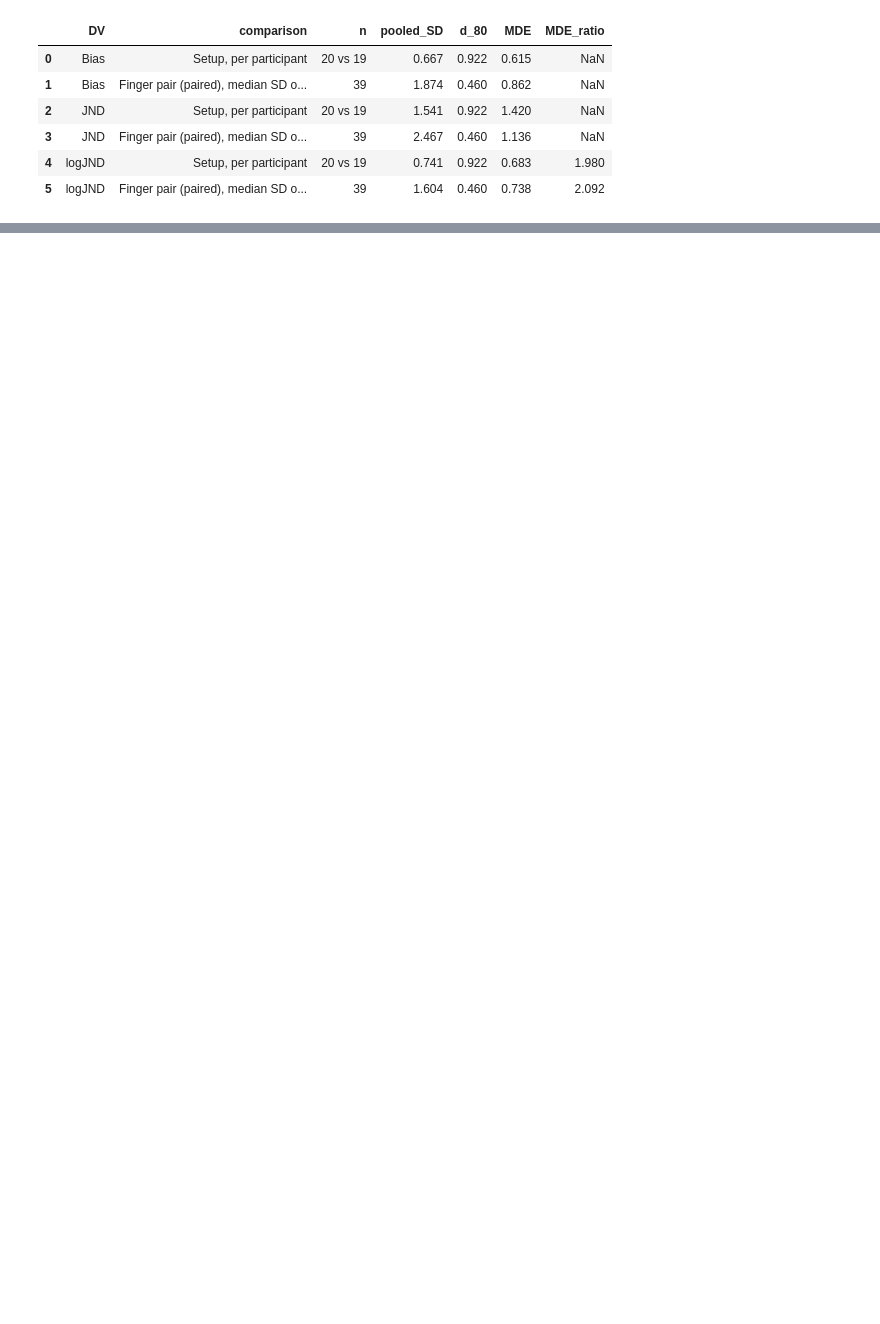
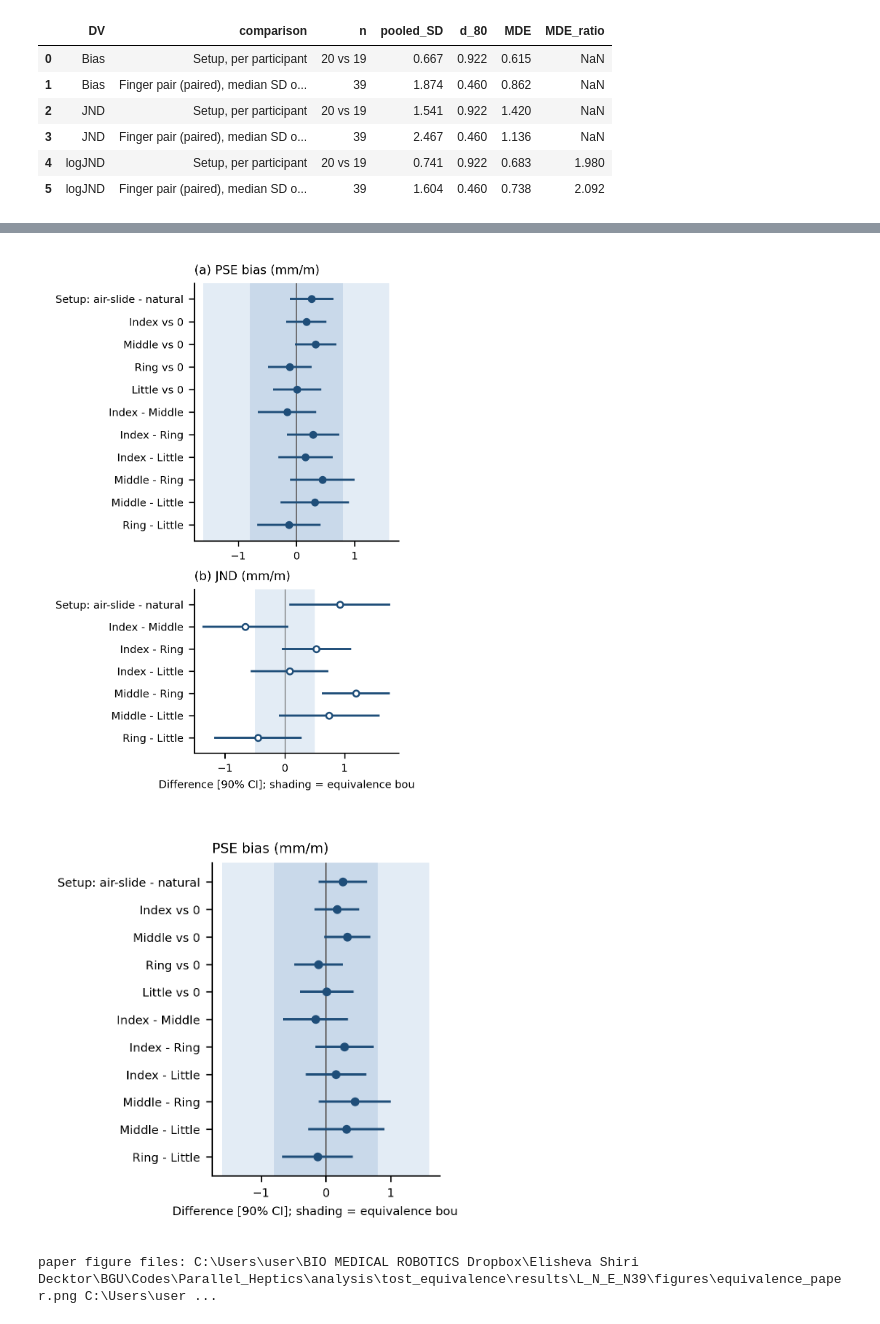
Before and after one commit to Elisheva-Shiri/Parallel_Heptics, a Jupyter notebook: analysis/tost_equivalence/TOST.ipynb, the cells around one changed output, grey strips where cells are left out. Saved outputs shown, nothing was run; the diff lists cells and outputs as text; code cells hidden in the pictures; blank space fills up the shorter version.

```diff
--- a/analysis/tost_equivalence/TOST.ipynb
+++ b/analysis/tost_equivalence/TOST.ipynb
@@ -135,7 +158,0 @@ display(setup[cols].round(3))
-# %%
-pairs = T.step3_finger_pairs(df)
-cols = ["DV", "bound", "pair", "n", "estimate", "ci90_lo", "ci90_hi", "p_tost", "p_tost_holm", "equivalent_holm", "p_nhst", "outcome"]
-display(pairs[cols].round(3))
-verdict = T.finger_factor_verdict(pairs)
-print("Finger factor verdict (all six pairs must pass after Holm):")
-display(verdict.round(3))
@@ -166,3 +158,0 @@ Finger factor verdict (all six pairs must pass after Holm):
-# %%
-zero = T.step3_bias_vs_zero(df)
-display(zero[["bound", "finger", "n", "estimate", "ci90_lo", "ci90_hi", "p_tost", "p_tost_pingouin", "equivalent", "outcome"]].round(3))
@@ -191,0 +159,12 @@ BF01 > 3 = moderate, > 10 = strong evidence for the null; BF01 < 1/3 favours an
+# %%
+setup = T.step3_setup(df); pairs = T.step3_finger_pairs(df); zero = T.step3_bias_vs_zero(df)
+verdict = T.finger_factor_verdict(pairs)
+for k, v in [("setup", setup), ("pairs", pairs), ("zero", zero), ("verdict", verdict)]:
+    v.to_csv(os.path.join(P["csv"], f"{k}.csv"), index=False)
+print("max |p_tost - pingouin| =", f"{T.crosscheck_pingouin(setup, pairs, zero):.1e}")
+cols = ["DV", "bound", "unit", "n1", "n2", "estimate", "ci90_lo", "ci90_hi", "df", "t_tost", "p_tost", "equivalent", "p_nhst", "outcome"]
+display(setup[cols].round(3))
+cols = ["DV", "bound", "pair", "n", "estimate", "ci90_lo", "ci90_hi", "p_tost", "p_tost_holm", "equivalent_holm", "p_nhst", "outcome"]
+display(pairs[cols].round(3))
+display(verdict.round(3))
+display(zero[["bound", "finger", "n", "estimate", "ci90_lo", "ci90_hi", "p_tost", "equivalent", "outcome"]].round(3))
@@ -244,8 +332,0 @@ primary bound, red = not. The report sentences are generated from the numbers ab
-# %%
-res = T.run(verbose=False)
-from IPython.display import Image, display, Markdown
-display(Image(res["figure"]))
-print("Paper figure (single column):", res["paper_figure"])
-display(Image(res["paper_figure"], width=420))
-display(Markdown(res["report"]))
-print("Outputs in", T.OUT_DIR, ":", sorted(os.listdir(T.OUT_DIR)))
@@ -273,0 +359,9 @@ Outputs in C:\Users\user\BIO MEDICAL ROBOTICS Dropbox\Elisheva Shiri Decktor\BGU
+# %%
+fig2 = T.paper_figure(setup, pairs, zero, os.path.join(P["figures"], "equivalence_paper.png"), panels=PAPER_PANELS)
+fig1 = T.paper_figure(setup, pairs, zero, os.path.join(P["figures"], "equivalence_paper_bias.png"), panels=("bias",))
+display(Image(fig2, width=420)); display(Image(fig1, width=420))
+print("paper figure files:", fig2, fig1, "(+ .pdf)")
+# %% [output]
+[figure, added]
+[figure, added]
+paper figure files: C:\Users\user\BIO MEDICAL ROBOTICS Dropbox\Elisheva Shiri Decktor\BGU\Codes\Parallel_Heptics\analysis\tost_equivalence\results\L_N_E_N39\figures\equivalence_paper.png C:\Users\user ...
```
Also changed, not shown: parts of 30 cells of this notebook, 1 other file.
